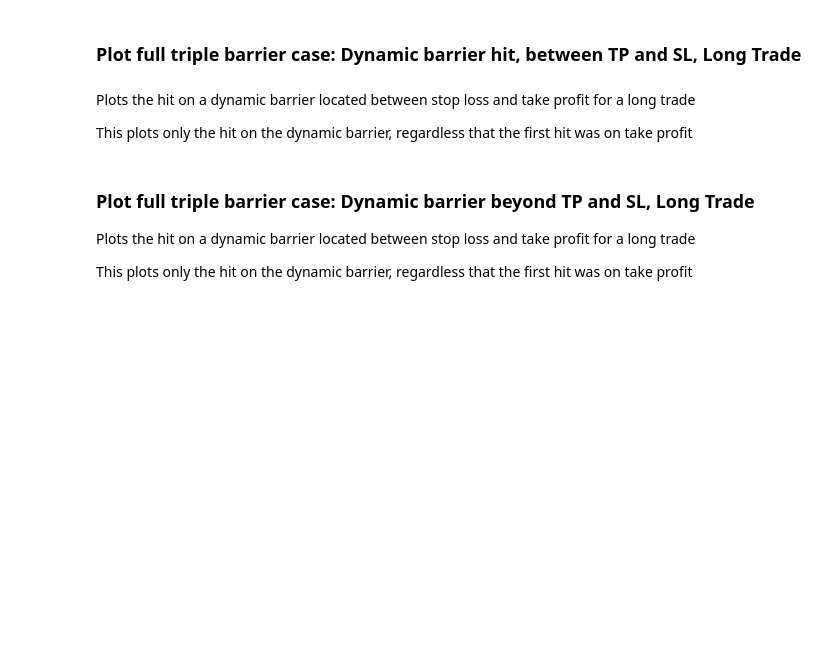
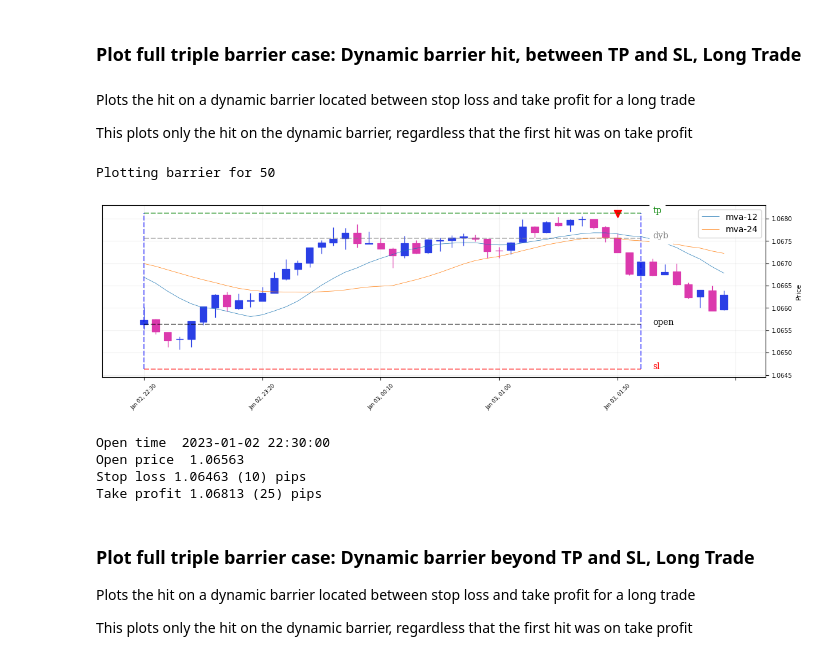
Before and after one commit to mchiuminatto/triple_barrier, a Jupyter notebook: docs/test-triple-barrier-plotting.ipynb, the cells around one changed output. Drawn from its saved outputs; the diff is of its cells as text; code cells hidden in the pictures; blank space fills up the shorter version.

```diff
--- a/docs/test-triple-barrier-plotting.ipynb
+++ b/docs/test-triple-barrier-plotting.ipynb
@@ -267,35 +273,42 @@ stop_loss = round(open_price - trade_side.value * stop_loss_width*PIP_FACTOR, PI
 take_profit = round(open_price + trade_side.value * take_profit_width*PIP_FACTOR, PIP_POSITION + 1)
 
 # calculate event attributes
 mask = (df[open_period:]["close"].shift(1) > df[open_period:]["mva-24"].shift(1) ) & ( df[open_period:]["close"] < df[open_period:]["mva-24"] )
 hit_level = df[open_period:][mask]["mva-24"].iloc[0].round(PIP_POSITION+1)
 hit_datetime = df[open_period:][mask][open_period: ]["mva-24"].index[0]
-barrier_hit = BarrierHit(level=hit_level, hit_datetime=hit_datetime, barrier_type=BarrierType.DYNAMIC)
+barrier_hit = OrderHit(level=hit_level, hit_datetime=hit_datetime, order_type=OrderType.DYNAMIC)
 
 
 # plot
 plot_tb = PlotTripleBarrier(df.open,
                            df.high,
                            df.low,
                            df.close,
                            4,
                            overlay_features=[ df["mva-12"],
                                              df["mva-24"]])
 
 
-plot_tb.plot(entry_period=open_period,
+plot_tb._plot(entry_period=open_period,
              stop_loss_level=stop_loss,
              take_profit_level=take_profit,
              time_barrier_datetime=time_barrier,
              dynamic_exit_price=hit_level,
              periods_to_plot=50,
              closing_event=barrier_hit
              )
 
 print("Open time ", open_period)
 print("Open price ", open_price)
 print(f"Stop loss {stop_loss} ({stop_loss_width}) pips")
 print(f"Take profit {take_profit} ({take_profit_width}) pips")
+# %% [output]
+Plotting barrier for 50
+[figure, added]
+Open time  2023-01-02 22:30:00
+Open price  1.06563
+Stop loss 1.06463 (10) pips
+Take profit 1.06813 (25) pips
 # %% [markdown]
 ### Plot full triple barrier case: Dynamic barrier beyond TP and SL, Long Trade
 
```
Also changed, not shown: parts of 6 cells of this notebook, 29 other files.
